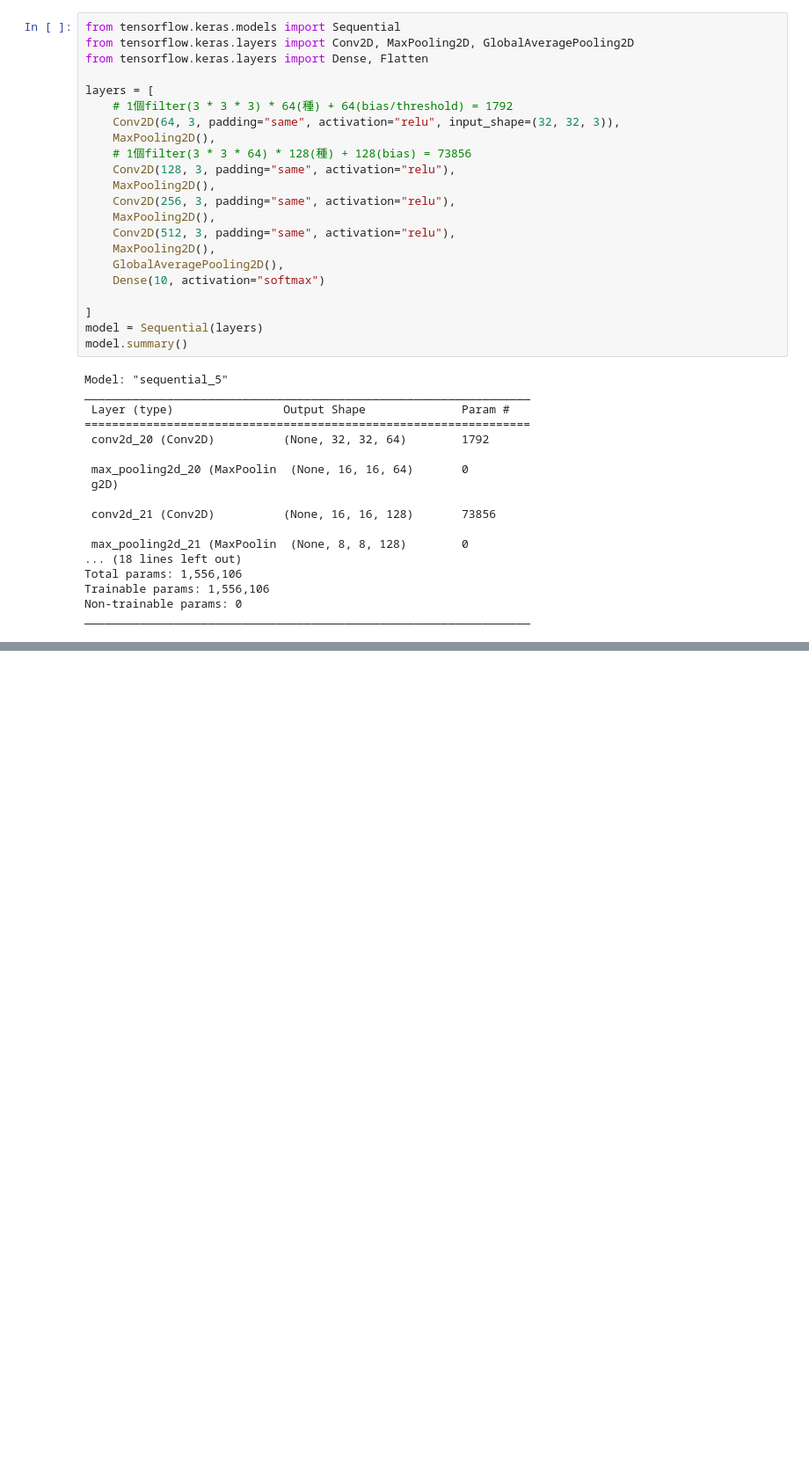
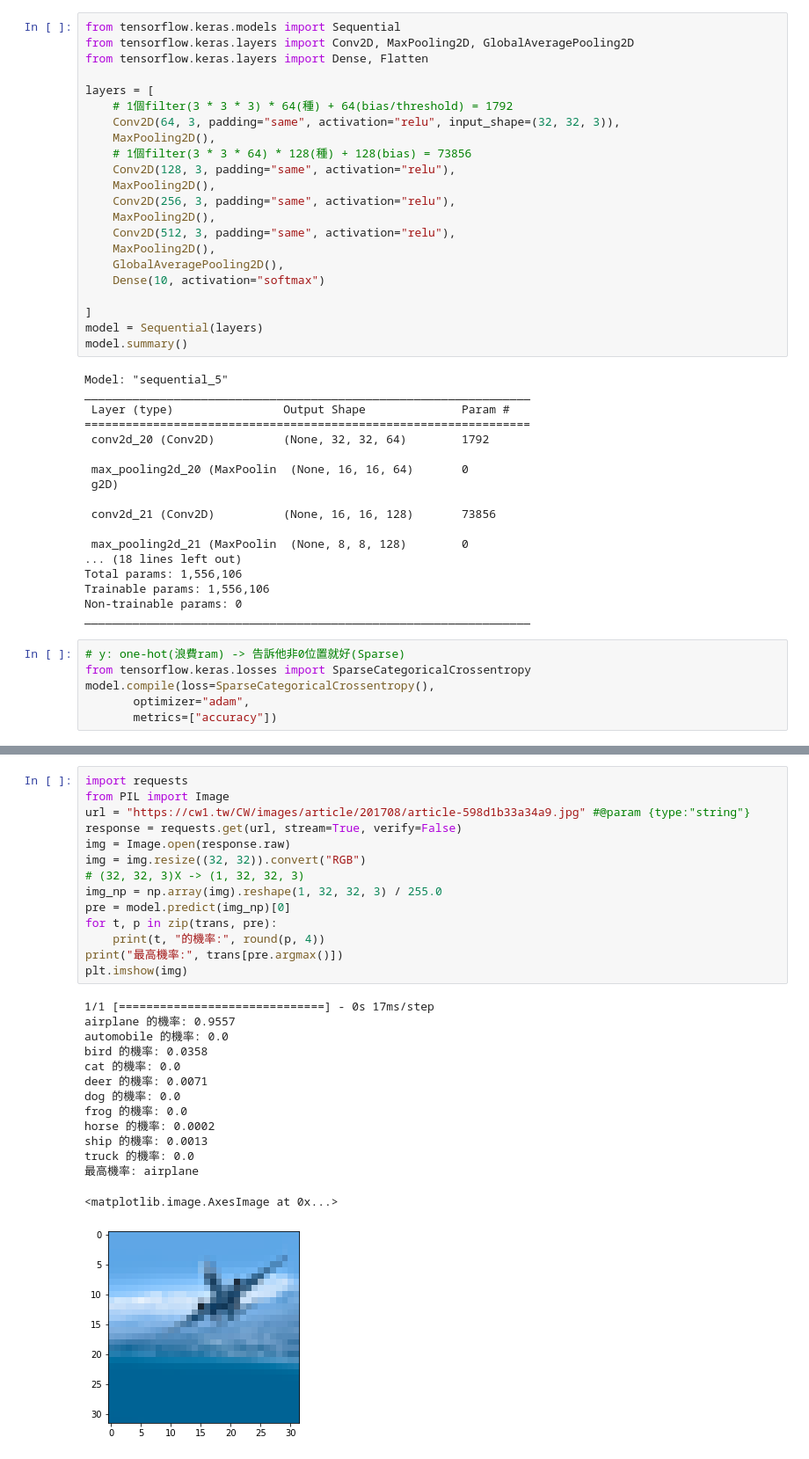
Before and after one commit to Elwing-Chou/tibaml1017, a Jupyter notebook: cnn.ipynb, the cells around one changed output, grey strips where cells are left out. Shown at 88% size. Cells and saved outputs as stored; diff of their text form; blank space fills up the shorter version.

```diff
--- a/cnn.ipynb
+++ b/cnn.ipynb
@@ -83,3 +83,9 @@ Total params: 1,556,106
 Trainable params: 1,556,106
 Non-trainable params: 0
 _________________________________________________________________
+# %%
+# y: one-hot(浪費ram) -> 告訴他非0位置就好(Sparse)
+from tensorflow.keras.losses import SparseCategoricalCrossentropy
+model.compile(loss=SparseCategoricalCrossentropy(),
+       optimizer="adam",
+       metrics=["accuracy"])
@@ -85,0 +165,29 @@ _________________________________________________________________
+# %%
+import requests
+from PIL import Image
+url = "https://cw1.tw/CW/images/article/201708/article-598d1b33a34a9.jpg" #@param {type:"string"}
+response = requests.get(url, stream=True, verify=False)
+img = Image.open(response.raw)
+img = img.resize((32, 32)).convert("RGB")
+# (32, 32, 3)X -> (1, 32, 32, 3)
+img_np = np.array(img).reshape(1, 32, 32, 3) / 255.0
+pre = model.predict(img_np)[0]
+for t, p in zip(trans, pre):
+    print(t, "的機率:", round(p, 4))
+print("最高機率:", trans[pre.argmax()])
+plt.imshow(img)
+# %% [output]
+1/1 [==============================] - 0s 17ms/step
+airplane 的機率: 0.9557
+automobile 的機率: 0.0
+bird 的機率: 0.0358
+cat 的機率: 0.0
+deer 的機率: 0.0071
+dog 的機率: 0.0
+frog 的機率: 0.0
+horse 的機率: 0.0002
+ship 的機率: 0.0013
+truck 的機率: 0.0
+最高機率: airplane
+<matplotlib.image.AxesImage at 0x...>
+[figure, added]
```
Also changed, not shown: parts of 7 cells of this notebook.
